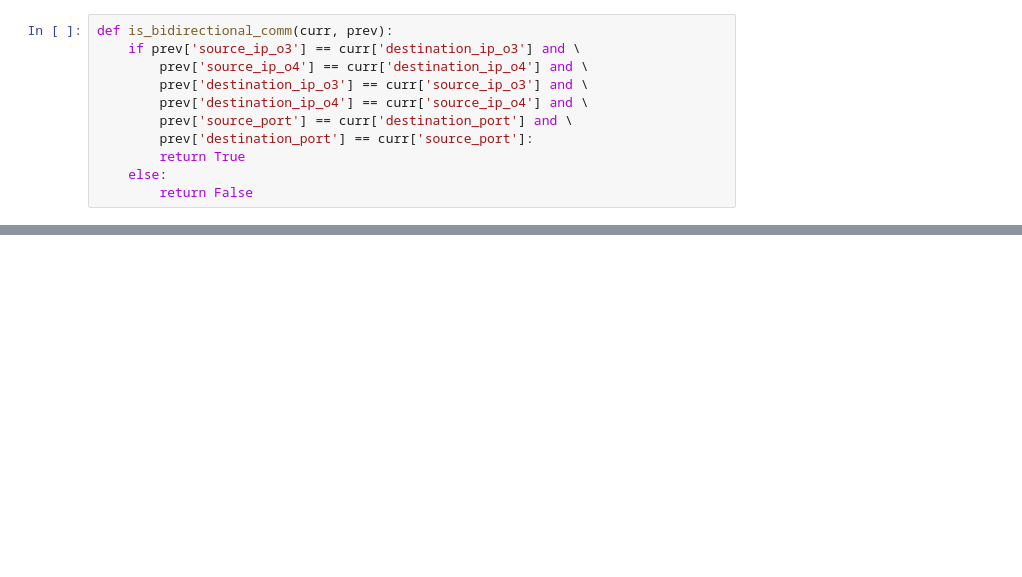
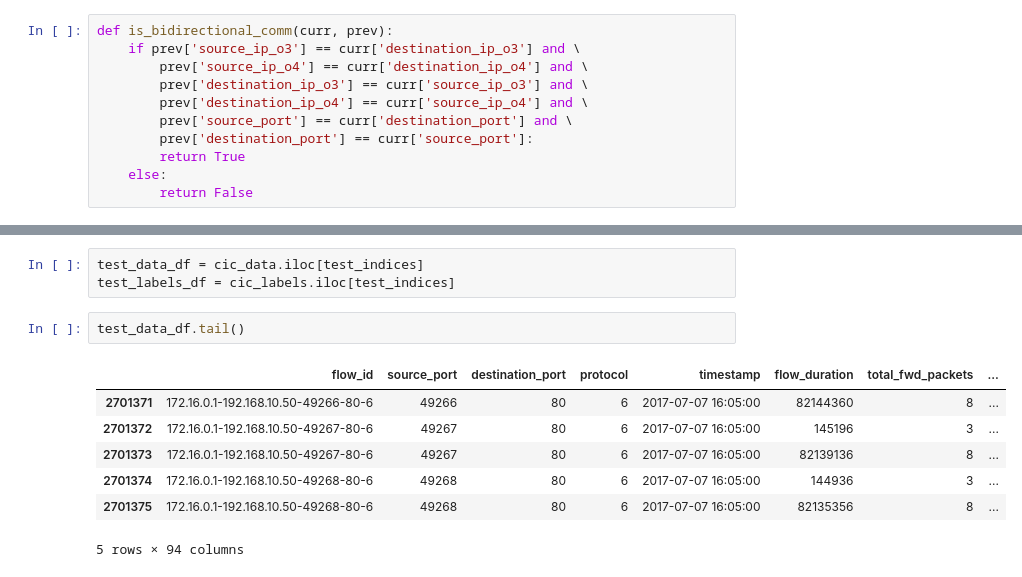
Before and after one commit to twseptian/Master_IPython, a Jupyter notebook: CIC Grouping.ipynb, the cells around one changed output, grey strips where cells are left out. Drawn from its saved outputs; the diff is of its cells as text; blank space fills up the shorter version.

```diff
--- a/CIC Grouping.ipynb
+++ b/CIC Grouping.ipynb
@@ -101,0 +184,13 @@ List of Lists legth: 2706605
+# %%
+test_data_df = cic_data.iloc[test_indices]
+test_labels_df = cic_labels.iloc[test_indices]
+# %%
+test_data_df.tail()
+# %% [output]
+|  | flow_id | source_port | destination_port | protocol | timestamp | flow_duration | total_fwd_packets | ... |
+| 2701371 | 172.16.0.1-192.168.10.50-49266-80-6 | 49266 | 80 | 6 | 2017-07-07 16:05:00 | 82144360 | 8 | ... |
+| 2701372 | 172.16.0.1-192.168.10.50-49267-80-6 | 49267 | 80 | 6 | 2017-07-07 16:05:00 | 145196 | 3 | ... |
+| 2701373 | 172.16.0.1-192.168.10.50-49267-80-6 | 49267 | 80 | 6 | 2017-07-07 16:05:00 | 82139136 | 8 | ... |
+| 2701374 | 172.16.0.1-192.168.10.50-49268-80-6 | 49268 | 80 | 6 | 2017-07-07 16:05:00 | 144936 | 3 | ... |
+| 2701375 | 172.16.0.1-192.168.10.50-49268-80-6 | 49268 | 80 | 6 | 2017-07-07 16:05:00 | 82135356 | 8 | ... |
+5 rows × 94 columns
```
Also changed, not shown: parts of 15 cells of this notebook.
